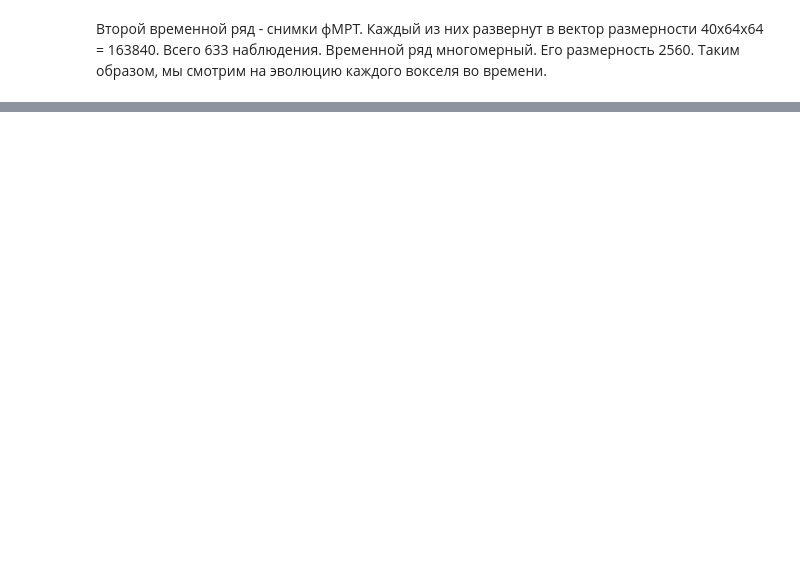
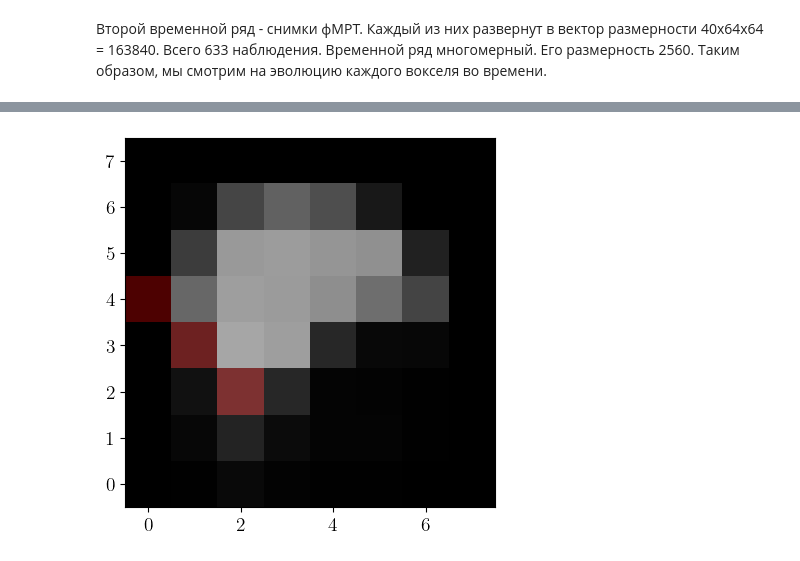
Before and after one commit to intsystems/2023-Project-112, a Jupyter notebook: code/main.ipynb, the cells around one changed output, grey strips where cells are left out. Cells and saved outputs as stored; diff of their text form; code cells hidden in the pictures; blank space fills up the shorter version.

```diff
--- a/code/main.ipynb
+++ b/code/main.ipynb
@@ -775,0 +771,5 @@ plt.show()
+# %%
+#object_idx = 99 # pippi
+object_idx = 72 # horse
+# %%
+matrix = np.array([sm.tsa.stattools.ccf(ts2[voxel_idx], means[object_idx]) for voxel_idx in range(ts2.shape[0])])
@@ -775,0 +787,5 @@ plt.show()
+# %%
+show(indices=np.argsort(matrix[:, :3].mean(axis=1))[-k:][::-1],
+     slice_number=2)
+# %% [output]
+[figure, added]
```
Also changed, not shown: parts of 38 cells of this notebook, 34 other files.
